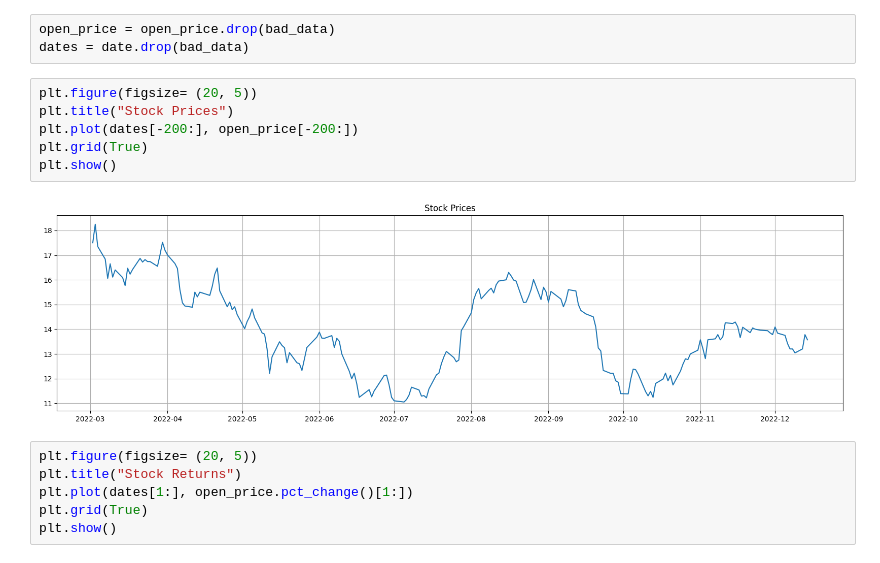
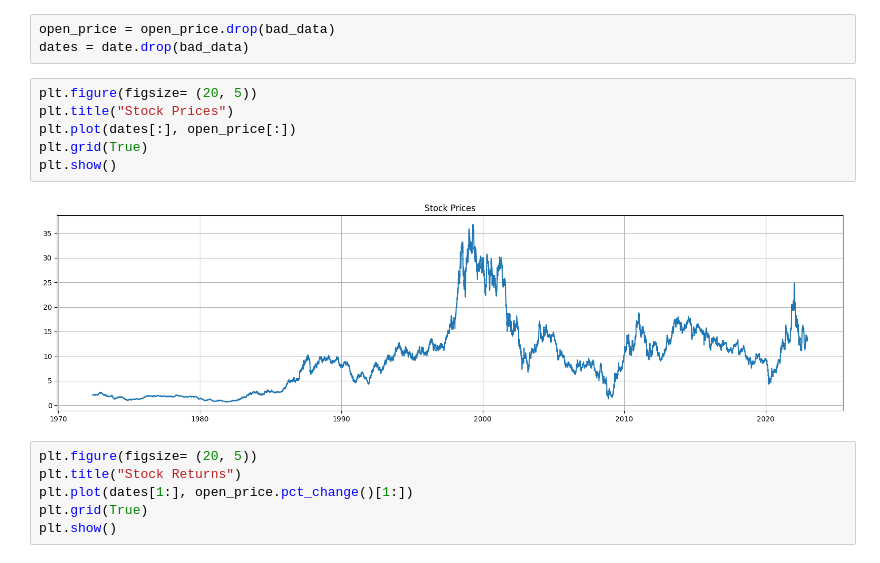
Before and after one commit to AndrewGrishin/Stock-Forecasting, a Jupyter notebook: NN Implementation/script.ipynb, the cells around one changed output. Drawn from its saved outputs; the diff is of its cells as text.

```diff
--- a/NN Implementation/script.ipynb
+++ b/NN Implementation/script.ipynb
@@ -47,11 +47,11 @@ dates = date.drop(bad_data)
 # %%
 plt.figure(figsize= (20, 5))
 plt.title("Stock Prices")
-plt.plot(dates[-200:], open_price[-200:])
+plt.plot(dates[:], open_price[:])
 plt.grid(True)
 plt.show()
 # %% [output]
-[figure, old version]
+[figure, new version]
 # %%
 plt.figure(figsize= (20, 5))
 plt.title("Stock Returns")
```
Also changed, not shown: parts of 5 cells of this notebook.
